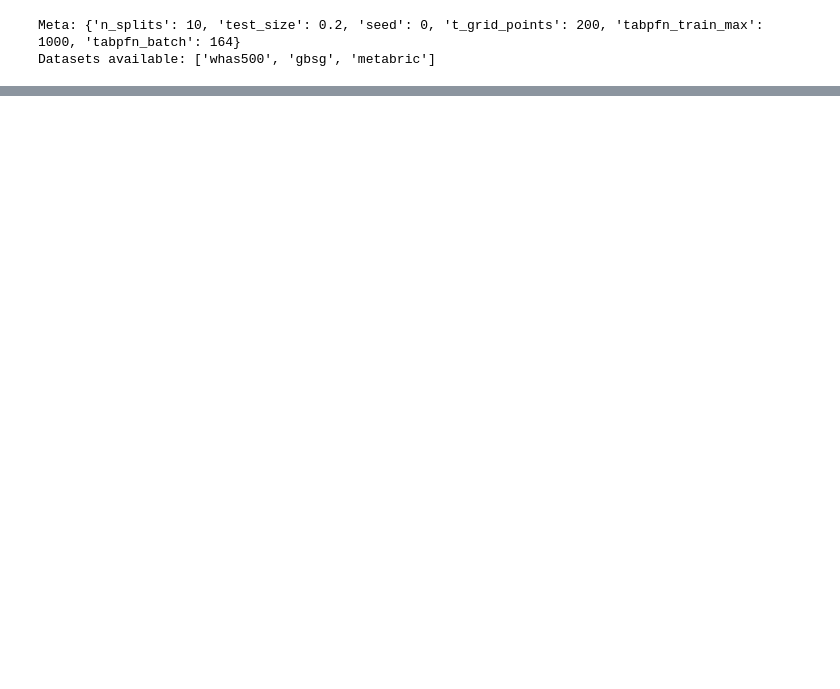
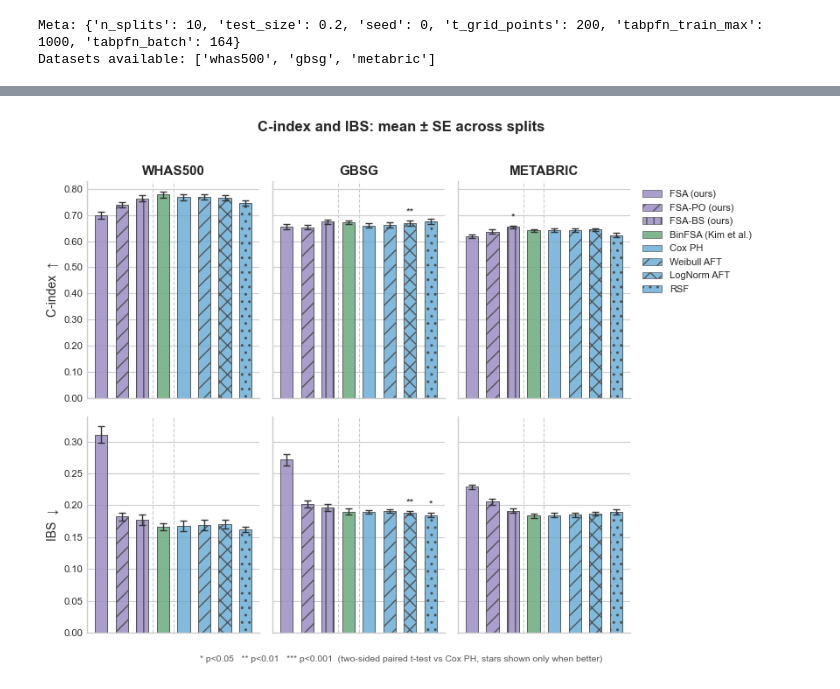
Before and after one commit to marianaw/frozenhazard, a Jupyter notebook: notebooks/results_plots.ipynb, the cells around one changed output, grey strips where cells are left out. Saved outputs shown, nothing was run; the diff lists cells and outputs as text; code cells hidden in the pictures; blank space fills up the shorter version.

```diff
--- a/notebooks/results_plots.ipynb
+++ b/notebooks/results_plots.ipynb
@@ -139,0 +300,92 @@ print(table.to_latex())
+# %%
+from scipy import stats
+
+def _stars(p):
+    if p < 0.001: return '***'
+    if p < 0.01:  return '**'
+    if p < 0.05:  return '*'
+    return ''
+
+# Split-level arrays for paired tests
+split_data = {}
+for ds, methods in store['datasets'].items():
+    split_data[ds] = {}
+    for method, splits in methods.items():
+        split_data[ds][method] = {
+            'C-index': np.array([s['ci'] for s in splits]),
+            'IBS':     np.array([s['ibs'] for s in splits]),
+        }
+for ds, splits in gibbs_store['datasets'].items():
+    split_data.setdefault(ds, {})
+    split_data[ds]['fsa_bs'] = {
+        'C-index': np.array([spl[-1]['CI'] for spl in splits]),
+        'IBS':     np.array([spl[-1]['IBS'] for spl in splits]),
+    }
+
+REF = 'cox'
+n_ds = len(datasets)
+fig, axes = plt.subplots(2, n_ds, figsize=(2.8 * n_ds, 6), sharey='row')
+if n_ds == 1:
+    axes = axes.reshape(2, 1)
+
+for col, ds in enumerate(datasets):
+    for row, (metric, better, sign) in enumerate([('C-index', '↑', 1), ('IBS', '↓', -1)]):
+        ax = axes[row, col]
+        ref_vals = split_data[ds][REF][metric]
+
+        xs    = np.arange(len(present))
+        means = np.array([split_data[ds][m][metric].mean() for m in present])
+        ses   = np.array([split_data[ds][m][metric].std() / np.sqrt(len(split_data[ds][m][metric]))
+                          for m in present])
+
+        ax.bar(xs, means, yerr=ses, width=0.6,
+               color=[METHOD_COLORS[m] for m in present],
+               hatch=[METHOD_HATCHES[m] for m in present],
+               edgecolor='#444444', linewidth=0.7, alpha=0.85,
+               error_kw=dict(elinewidth=1.0, capsize=3, capthick=1.0, ecolor='#333333'))
+
+        # Stars: paired t-test vs Cox PH, one-sided by direction
+        for xi, m in enumerate(present):
+            if m == REF:
+                continue
+            m_vals = split_data[ds][m][metric]
+            _, p   = stats.ttest_rel(m_vals, ref_vals)
+            # Only annotate if the difference is in the "better" direction
+            if sign * (m_vals - ref_vals).mean() > 0:
+                s = _stars(p)
+                if s:
+                    ax.annotate(s, xy=(xi, means[xi] + ses[xi]),
+                                xytext=(0, 3), textcoords='offset points',
+                                ha='center', va='bottom', fontsize=8.5, color='#222222')
+
+        if row == 0:
+            ax.set_title(DATASET_LABELS.get(ds, ds), fontsize=11, fontweight='bold', pad=5)
+        ax.set_xticks([])
+        ax.set_xlabel('')
+        ax.yaxis.set_major_formatter(ticker.FormatStrFormatter('%.2f'))
+        ax.tick_params(axis='y', labelsize=8)
+        ax.set_ylabel(f'{metric}  {better}' if col == 0 else '', fontsize=10)
+        ax.spines[['top', 'right']].set_visible(False)
+
+        for sep_after in ['fsa_bs', 'bin_fsa']:
+            if sep_after in present:
+                ax.axvline(present.index(sep_after) + 0.5,
+                           color='#cccccc', linewidth=0.8, linestyle='--')
+
+legend_handles = [
+    mpatches.Patch(facecolor=METHOD_COLORS[m], hatch=METHOD_HATCHES[m],
+                   edgecolor='#444444', linewidth=0.5, label=METHOD_LABELS[m], alpha=0.85)
+    for m in present
+]
+axes[0, -1].legend(handles=legend_handles, fontsize=8, frameon=False,
+                   loc='upper left', bbox_to_anchor=(1.02, 1))
+fig.text(0.5, -0.02,
+         '* p<0.05   ** p<0.01   *** p<0.001  (two-sided paired t-test vs Cox PH, stars shown only when better)',
+         ha='center', fontsize=7.5, color='#555555')
+fig.suptitle('C-index and IBS: mean ± SE across splits', fontsize=12, fontweight='bold', y=1.01)
+plt.tight_layout()
+plt.savefig('../figures/results_bars.pdf', dpi=300, bbox_inches='tight')
+plt.savefig('../figures/results_bars.png', dpi=300, bbox_inches='tight')
+plt.show()
+# %% [output]
+[figure, added]
```
Also changed, not shown: parts of 6 cells of this notebook, 8 other files.
